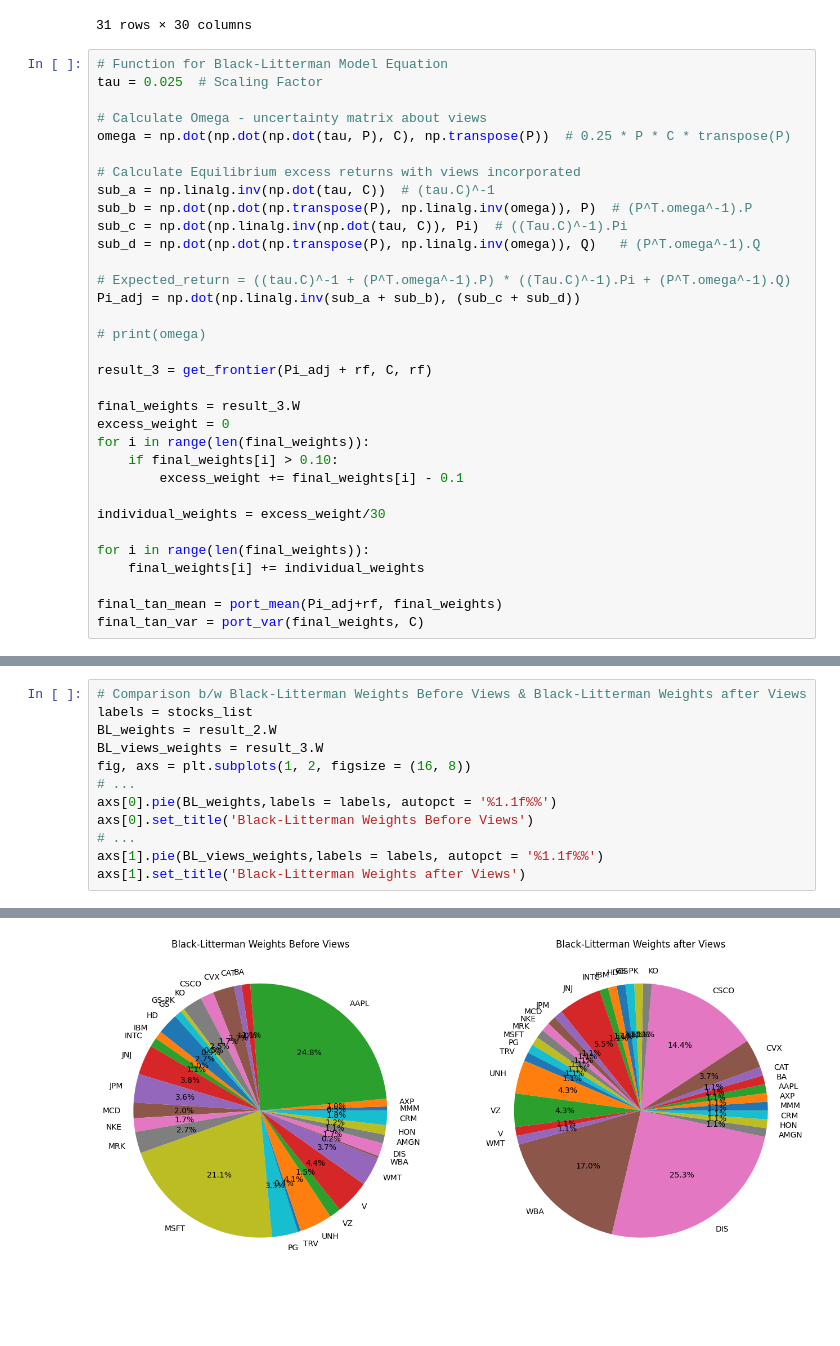
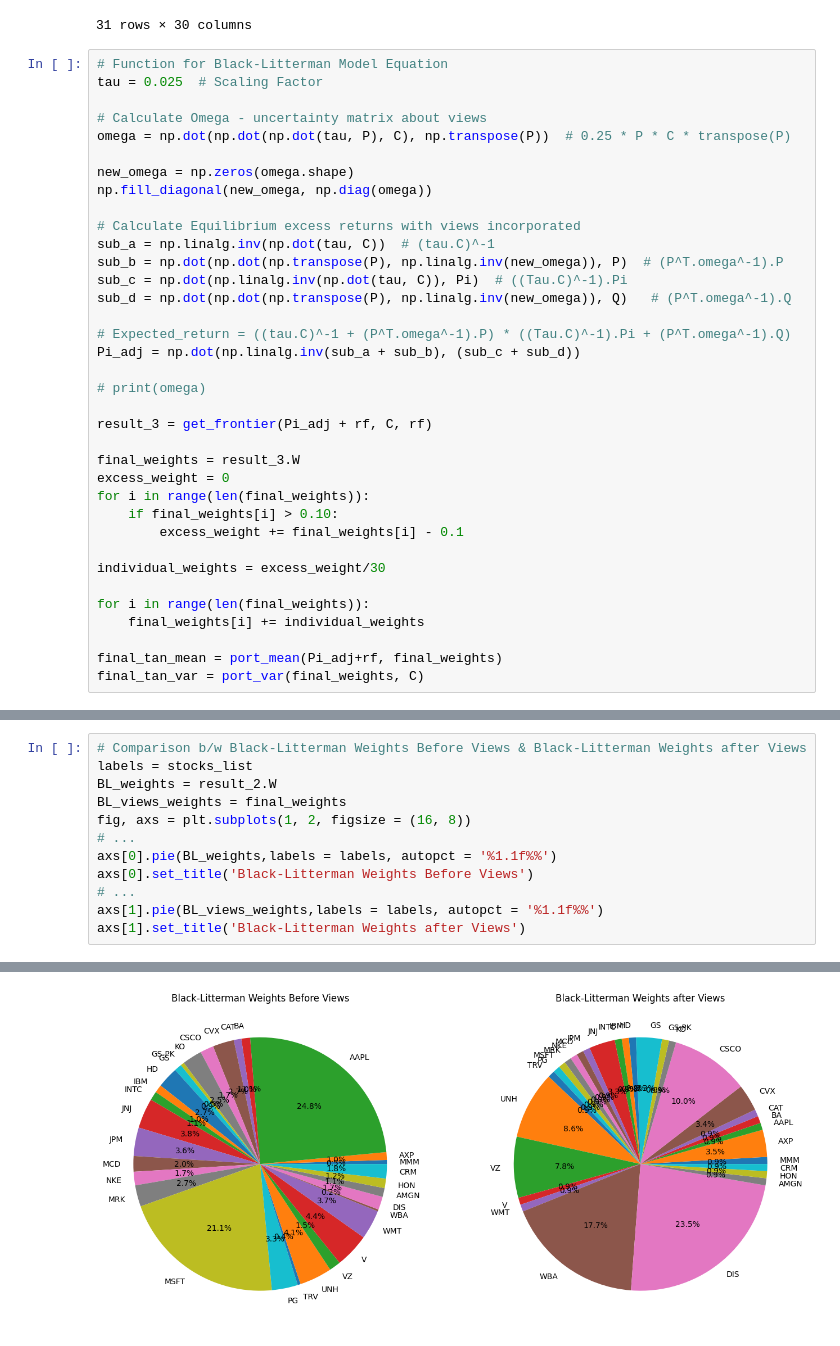
Before and after one commit to ps1899/Portfolio_Optimization-Black_Litterman, a Jupyter notebook: Black_Litterman_Main.ipynb, the cells around one changed output, grey strips where cells are left out. Saved outputs shown, nothing was run; the diff lists cells and outputs as text; blank space fills up the shorter version.

```diff
--- a/Black_Litterman_Main.ipynb
+++ b/Black_Litterman_Main.ipynb
@@ -535,11 +535,14 @@ tau = 0.025  # Scaling Factor
 # Calculate Omega - uncertainty matrix about views
 omega = np.dot(np.dot(np.dot(tau, P), C), np.transpose(P))  # 0.25 * P * C * transpose(P)
 
+new_omega = np.zeros(omega.shape)
+np.fill_diagonal(new_omega, np.diag(omega))
+
 # Calculate Equilibrium excess returns with views incorporated
 sub_a = np.linalg.inv(np.dot(tau, C))  # (tau.C)^-1
-sub_b = np.dot(np.dot(np.transpose(P), np.linalg.inv(omega)), P)  # (P^T.omega^-1).P
+sub_b = np.dot(np.dot(np.transpose(P), np.linalg.inv(new_omega)), P)  # (P^T.omega^-1).P
 sub_c = np.dot(np.linalg.inv(np.dot(tau, C)), Pi)  # ((Tau.C)^-1).Pi
-sub_d = np.dot(np.dot(np.transpose(P), np.linalg.inv(omega)), Q)   # (P^T.omega^-1).Q
+sub_d = np.dot(np.dot(np.transpose(P), np.linalg.inv(new_omega)), Q)   # (P^T.omega^-1).Q
 
 # Expected_return = ((tau.C)^-1 + (P^T.omega^-1).P) * ((Tau.C)^-1).Pi + (P^T.omega^-1).Q)
 Pi_adj = np.dot(np.linalg.inv(sub_a + sub_b), (sub_c + sub_d))
@@ -597,15 +613,15 @@ ax = df.plot.barh()
 # %%
 # Comparison b/w Black-Litterman Weights Before Views & Black-Litterman Weights after Views
 labels = stocks_list
 BL_weights = result_2.W
-BL_views_weights = result_3.W
+BL_views_weights = final_weights
 fig, axs = plt.subplots(1, 2, figsize = (16, 8))
 # ...
 axs[0].pie(BL_weights,labels = labels, autopct = '%1.1f%%')
 axs[0].set_title('Black-Litterman Weights Before Views')
 # ...
 axs[1].pie(BL_views_weights,labels = labels, autopct = '%1.1f%%')
 axs[1].set_title('Black-Litterman Weights after Views')
 # %% [output]
 Text(0.5, 1.0, 'Black-Litterman Weights after Views')
-[figure, old version]
+[figure, new version]
```
Also changed, not shown: parts of 3 cells of this notebook, 1 other file.
